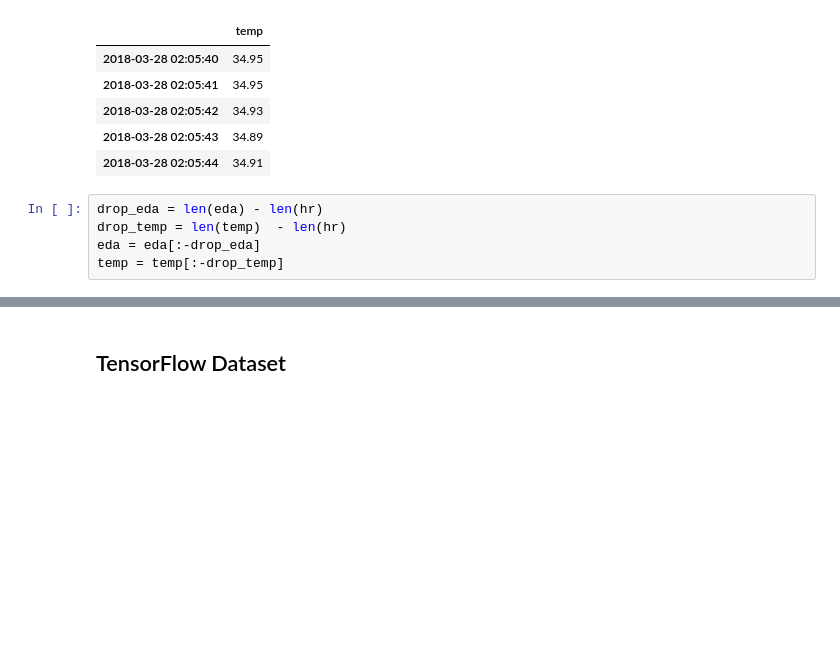
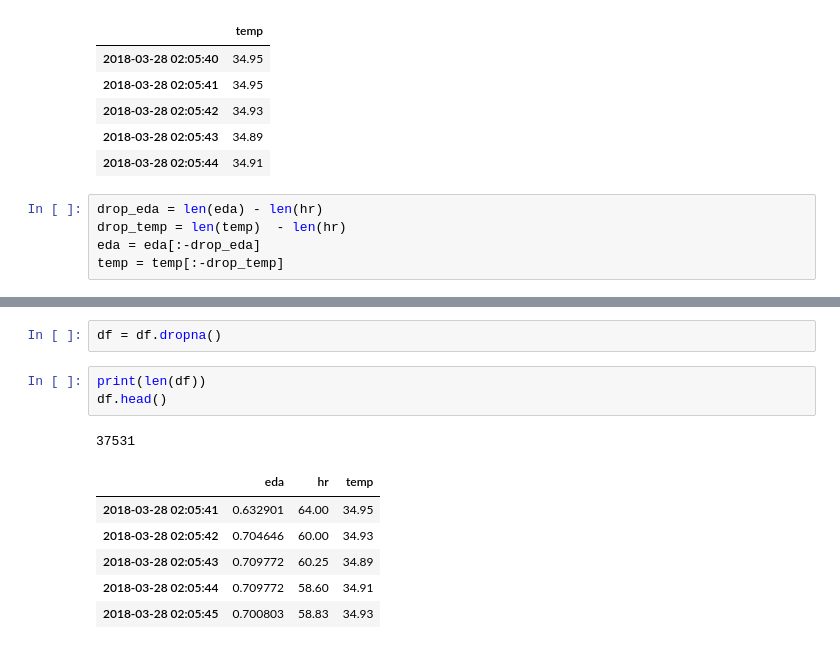
Before and after one commit to haohan723/Physiological-Data-Analysis, a Jupyter notebook: phy_analysis.ipynb, the cells around one changed output, grey strips where cells are left out. Saved outputs shown, nothing was run; the diff lists cells and outputs as text; blank space fills up the shorter version.

```diff
--- a/phy_analysis.ipynb
+++ b/phy_analysis.ipynb
@@ -312,2 +312,13 @@ df.head()
-# %% [markdown]
-## TensorFlow Dataset
+# %%
+df = df.dropna()
+# %%
+print(len(df))
+df.head()
+# %% [output]
+37531
+|  | eda | hr | temp |
+| 2018-03-28 02:05:41 | 0.632901 | 64.00 | 34.95 |
+| 2018-03-28 02:05:42 | 0.704646 | 60.00 | 34.93 |
+| 2018-03-28 02:05:43 | 0.709772 | 60.25 | 34.89 |
+| 2018-03-28 02:05:44 | 0.709772 | 58.60 | 34.91 |
+| 2018-03-28 02:05:45 | 0.700803 | 58.83 | 34.93 |
```
Also changed, not shown: parts of 11 cells of this notebook.
